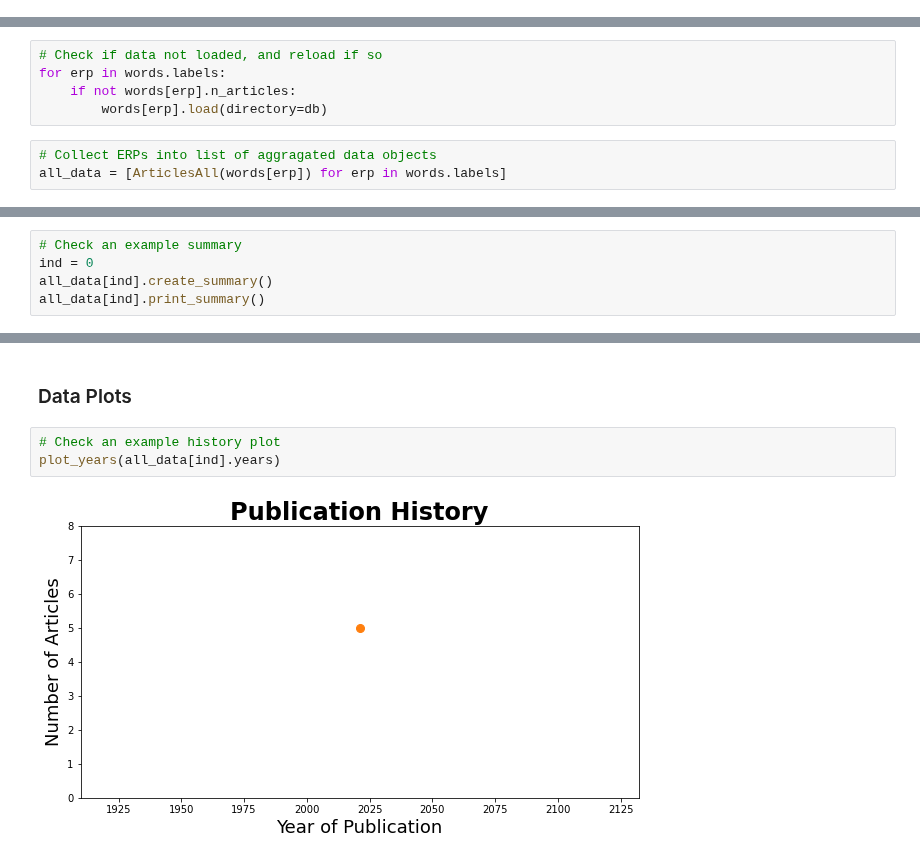
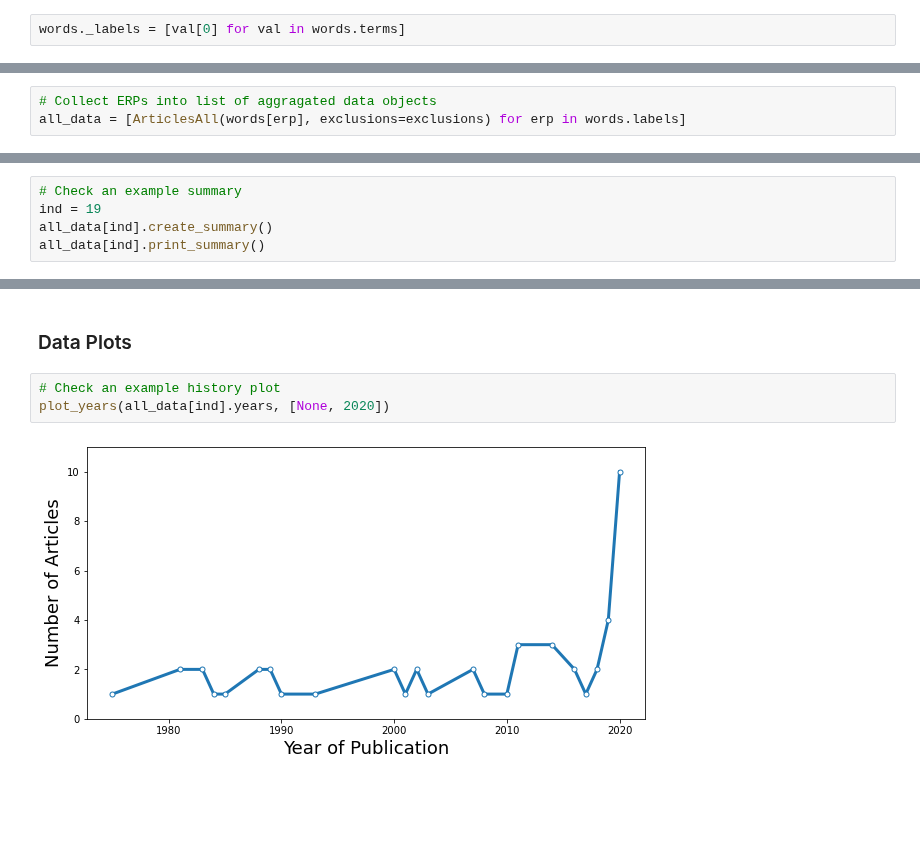
Before and after one commit to weblearn22/ERPscanr, a Jupyter notebook: notebooks/02-Words.ipynb, the cells around one changed output, grey strips where cells are left out. Cells and saved outputs as stored; diff of their text form; blank space fills up the shorter version.

```diff
--- a/notebooks/02-Words.ipynb
+++ b/notebooks/02-Words.ipynb
@@ -51,13 +67,10 @@ words.meta_data.requester
+# %%
+words._labels = [val[0] for val in words.terms]
 # %% [markdown]
 ## Data Organization
-# %%
-# Check if data not loaded, and reload if so
-for erp in words.labels:
-    if not words[erp].n_articles:
-        words[erp].load(directory=db)
 # %%
 # Collect ERPs into list of aggragated data objects
-all_data = [ArticlesAll(words[erp]) for erp in words.labels]
+all_data = [ArticlesAll(words[erp], exclusions=exclusions) for erp in words.labels]
 # %% [markdown]
 ### Check Number of Articles
 # %%
@@ -115,7 +182,7 @@ N100  : eeg , event-related potentials , food , obesity , odor
 ### Summaries
 # %%
 # Check an example summary
-ind = 0
+ind = 19
 all_data[ind].create_summary()
 all_data[ind].print_summary()
 # %% [output]
@@ -137,6 +204,6 @@ plot_wordcloud(all_data[ind].words, 20)
 ### Data Plots
 # %%
 # Check an example history plot
-plot_years(all_data[ind].years)
+plot_years(all_data[ind].years, [None, 2020])
 # %% [output]
-[figure, old version]
+[figure, new version]
```
Also changed, not shown: parts of 23 cells of this notebook.
